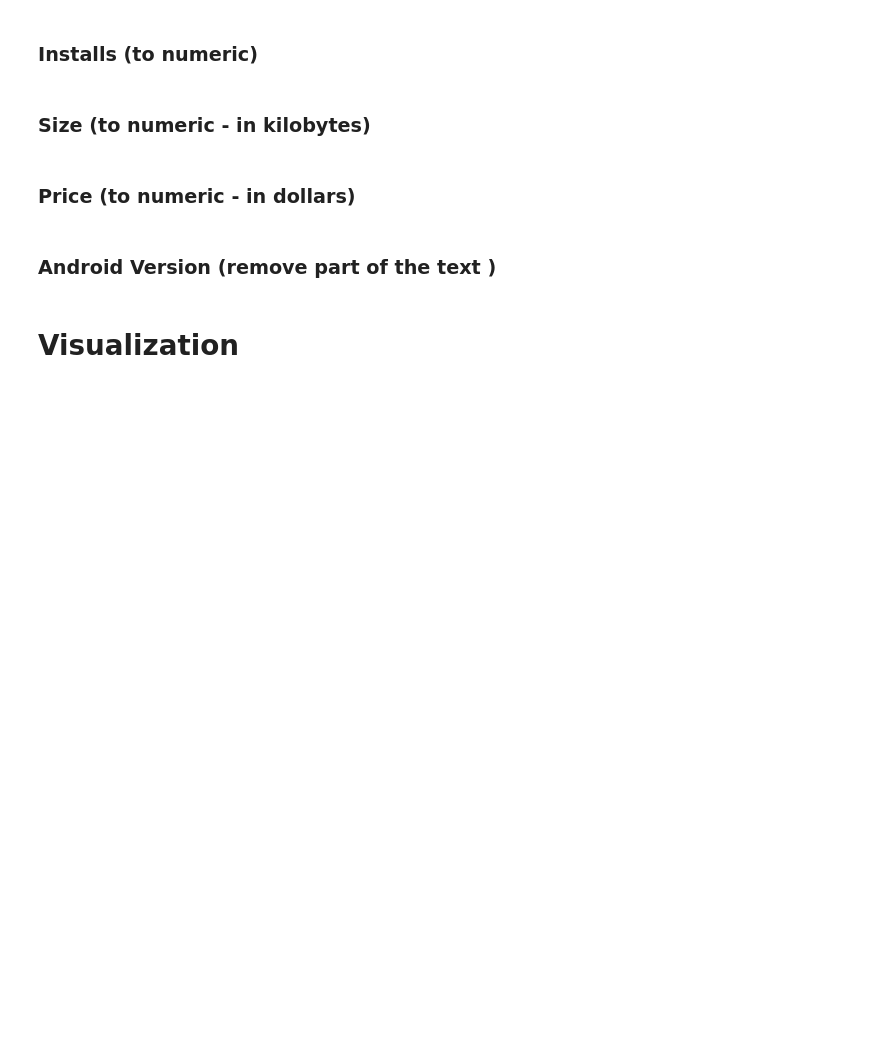
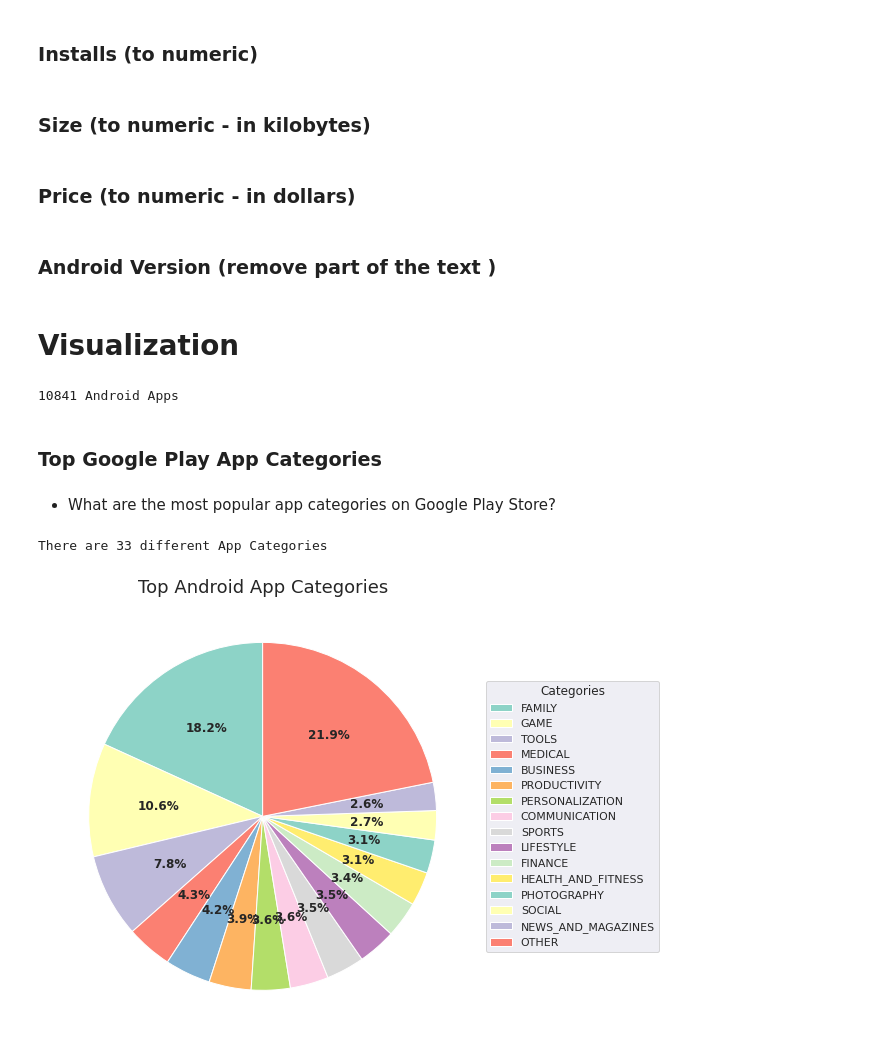
Before and after one commit to kimurarh/googleplay-analysis, a Jupyter notebook: Google-Play-Store-Analysis.ipynb, the cells around one changed output. Saved outputs shown, nothing was run; the diff lists cells and outputs as text; code cells hidden in the pictures; blank space fills up the shorter version.

Commit message:
Data Visualization: top google play app categories

```diff
--- a/Google-Play-Store-Analysis.ipynb
+++ b/Google-Play-Store-Analysis.ipynb
@@ -4,6 +4,13 @@
 Dataset available on https://www.kaggle.com/lava18/google-play-store-apps
 # %%
 import pandas as pd
+import numpy as np
+import matplotlib
+import matplotlib.pyplot as plt
+import seaborn as sns
+import squarify
+
+sns.set_theme(style='darkgrid', palette='Set3')
 # %% [markdown]
 # Loading and checking datasets
 # %%
@@ -147,7 +154,8 @@ df_apps['Android Ver'].fillna(most_common_android, inplace=True)
 * There are a lot of 'NaN' values in this column. We'll be filling them with the mean of all other ratings.
 # %%
 ratings_mean = df_apps['Rating'].mean()
-df_apps['Rating'].fillna(ratings_mean, inplace=True)
+#df_apps['Rating'].fillna(ratings_mean, inplace=True)
+df_apps['Rating'].fillna(0, inplace=True)
 # %%
 df_apps.isna().sum()
 # %% [output]
@@ -208,3 +216,35 @@ df_apps['Price'] = df_apps['Price'].apply(lambda x: float(x[1:]) if x[0] == '$'
 df_apps['Android Ver'] = df_apps['Android Ver'].apply(lambda x: x.split(' ')[0])
 # %% [markdown]
 # Visualization
+# %%
+print(f'{df_apps.shape[0]} Android Apps')
+# %% [output]
+10841 Android Apps
+# %% [markdown]
+### Top Google Play App Categories
+# %% [markdown]
+* What are the most popular app categories on Google Play Store?
+# %%
+print(f"There are {df_apps['Category'].unique().shape[0]} different App Categories")
+# %% [output]
+There are 33 different App Categories
+# %%
+top_android_apps = df_apps['Category'].value_counts().head(15)
+labels = top_android_apps.index.tolist()
+labels.append('OTHER')
+values = top_android_apps.values.tolist()
+values.append(df_apps.shape[0] - top_android_apps.sum())
+# %%
+fig, ax = plt.subplots(figsize=(10,8))
+wedges, text, autotexts = ax.pie(values, startangle=90, autopct='%1.1f%%')
+
+ax.legend(wedges, labels,
+          title='Categories',
+          loc='center left',
+          bbox_to_anchor=(1, 0, 0.5, 1))
+
+plt.setp(autotexts, size=12, weight='bold')
+ax.set_title("Top Android App Categories", fontsize=18)
+plt.show()
+# %% [output]
+[figure, added]
```
Also changed, not shown: parts of 6 cells of this notebook.
